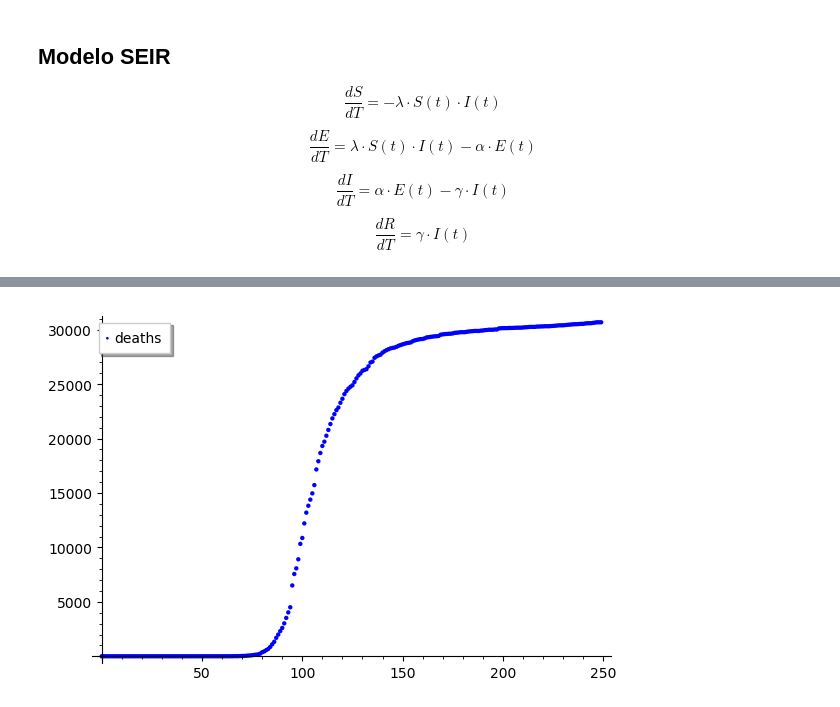
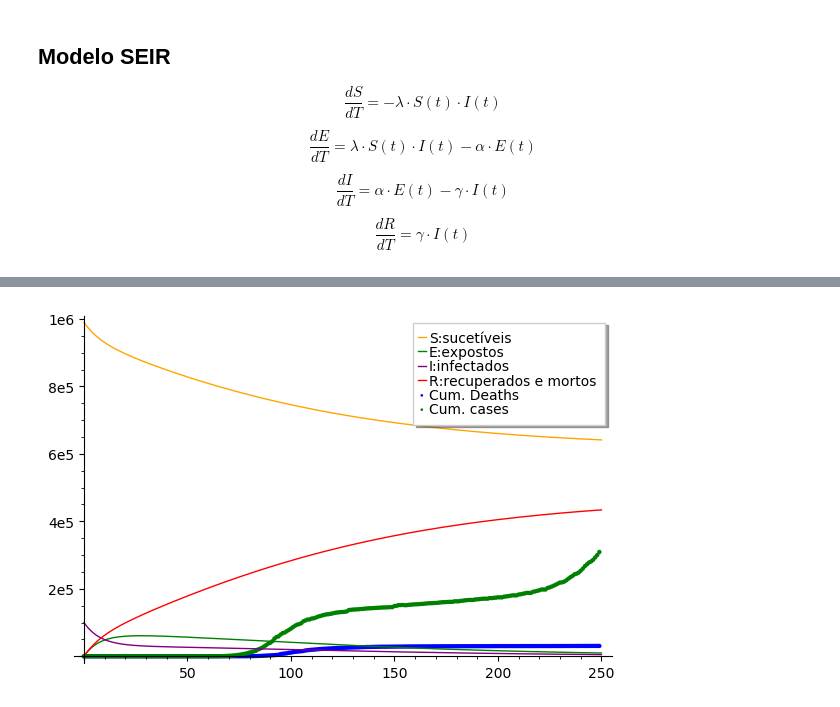
Before and after one commit to HannaRF/Modelagem-da-COVID-19-na-Franca, a Jupyter notebook: Simulações.ipynb, the cells around one changed output, grey strips where cells are left out. Saved outputs shown, nothing was run; the diff lists cells and outputs as text; code cells hidden in the pictures.

```diff
--- a/Simulações.ipynb
+++ b/Simulações.ipynb
@@ -35,5 +23,0 @@ T.ode_solve( t_span , y_0 , num_points , params )
-# %%
-S = T.plot_solution(0,interpolate=True, legend_label='S')
-E = T.plot_solution(1,interpolate=True, legend_label='E')
-I = T.plot_solution(2,interpolate=True, legend_label='I')
-R = T.plot_solution(3,interpolate=True, legend_label='R')
@@ -72,7 +53,33 @@ ND = list_plot(data['new_deaths'],legend_label='new deaths')
-# %%
-g = Graphics()
-g += D
-#g += R
-g.show()
-# %% [output]
-[figure, removed]
+# %%
+def get_sim_array(sol):
+    sim = np.array([y for t,y in sol])
+    return sim
+# %%
+T = ode_solver()
+T.algorithm = "rk8pd"
+T.function = ODE
+
+def plot_results(params):
+    popFRA = 67 * 10^6
+
+    inits = [0.99,0,0.1,0]
+    t_span=[0,len(data)]
+    num_points=len(data)
+
+    T.ode_solve(t_span, inits, num_points,params)
+    t0=params[-1]
+    sim = get_sim_array(T.solution)*10^6 ##falta ajustar,seria popFRA
+
+    C = list_plot(data['total_cases'],color='green',legend_label='Cum. cases')
+    D = list_plot(data['total_deaths'],color='blue', legend_label='Cum. Deaths')
+    S = list_plot(sim[:,-4], color='orange',legend_label='S:sucetíveis', plotjoined=True)
+    E = list_plot(sim[:,-3], color='green',legend_label='E:expostos', plotjoined=True)
+    I = list_plot(sim[:,-2], color='purple',legend_label='I:infectados', plotjoined=True)
+    R = list_plot(sim[:,-1], color='red',legend_label='R:recuperados e mortos', plotjoined=True)
+
+    show(D+C+S+E+I+R)
+# %%
+params=[0.09,0.04,0.09]
+plot_results(params)
+# %% [output]
+[figure, added]
```
Also changed, not shown: parts of 8 cells of this notebook.
